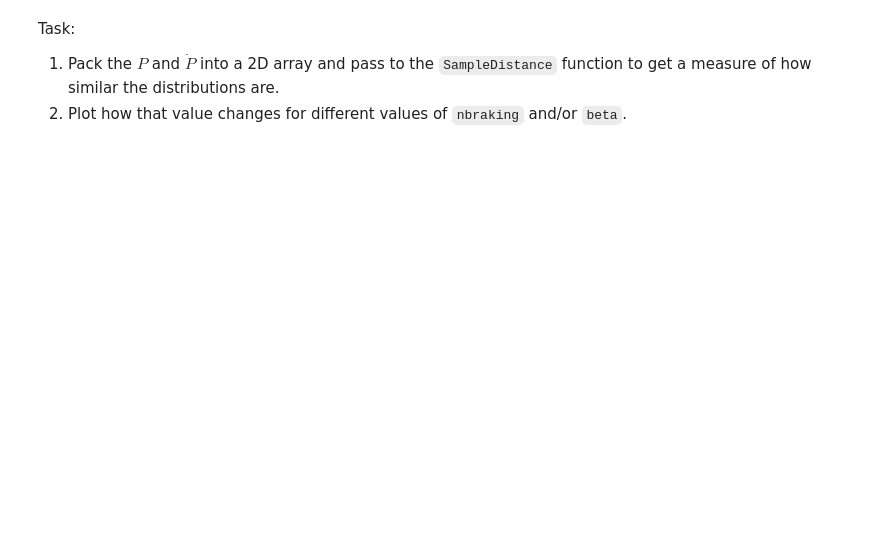
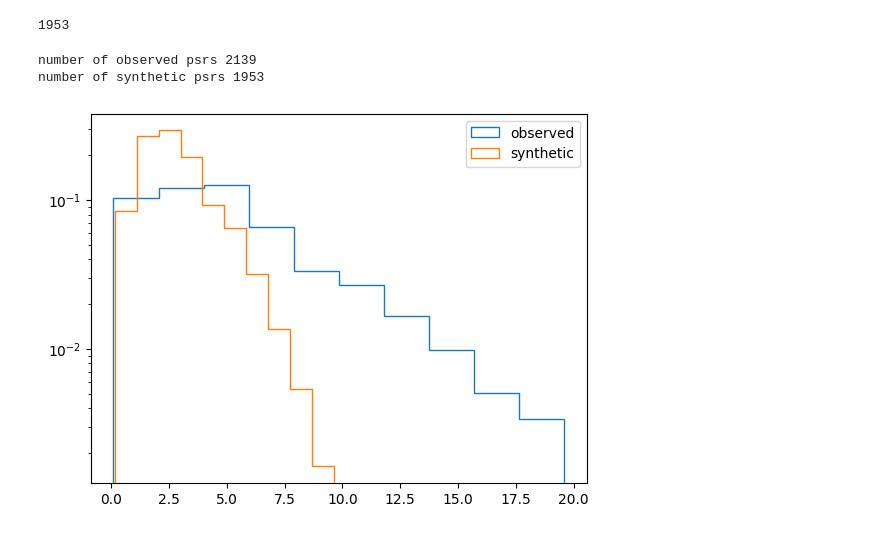
Before and after one commit to haykh/psr-evolve, a Jupyter notebook: pop-synthesis.ipynb, the cells around one changed output. Cells and saved outputs as stored; diff of their text form; code cells hidden in the pictures; blank space fills up the shorter version.

```diff
--- a/pop-synthesis.ipynb
+++ b/pop-synthesis.ipynb
@@ -55,8 +56,4 @@ def IsNormalPulsar(Ps, Pdots):
     return (Pdots < 10 ** (slope_upper * np.log10(Ps) + intercept_upper)) & (
         Pdots > 10 ** (slope_lower * np.log10(Ps) + intercept_lower)
     )
-# %% [markdown]
-Task:
-1. Pack the $P$ and $\dot{P}$ into a 2D array and pass to the `SampleDistance` function to get a measure of how similar the distributions are.
-2. Plot how that value changes for different values of `nbraking` and/or `beta`.
 # %%
@@ -69,5 +89,31 @@ pulsars = Simulate_Evolution(
 # %%
 catalog = Read_Catalogue()
 # %%
-detectable_pulsars = pulsars.select(Detectable_Geometric).select(Detectable_Radioflux)
+detectable_pulsars = (
+    pulsars.select(Detectable_Geometric, PARAMETERS)
+    .select(Detectable_Radioflux, PARAMETERS)
+    .select(lambda psr, _: IsNormalPulsar(psr.Ps, psr.Pdots), PARAMETERS)
+)
+detectable_pulsars.number
+# %% [output]
+1953
+# %%
+mask = (catalog["P0"] != "*") & (catalog["P1"] != "*") & (catalog["DIST"] != "*")
+dist = catalog["DIST"][mask].astype(float)
+p0 = catalog["P0"][mask].astype(float)
+
+observed_dist = dist[(dist < 20) & (p0 > 0.1)]
+print("number of observed psrs", len(observed_dist))
+
+synthetic_dist = detectable_pulsars.distances
+print("number of synthetic psrs", len(synthetic_dist))
+
+plt.hist(observed_dist, histtype="step", density=True, label="observed")
+plt.hist(synthetic_dist, histtype="step", density=True, label="synthetic")
+plt.legend()
+plt.yscale("log")
+# %% [output]
+number of observed psrs 2139
+number of synthetic psrs 1953
+[figure, added]
 # %%
```
Also changed, not shown: parts of 12 cells of this notebook, 4 other files.
